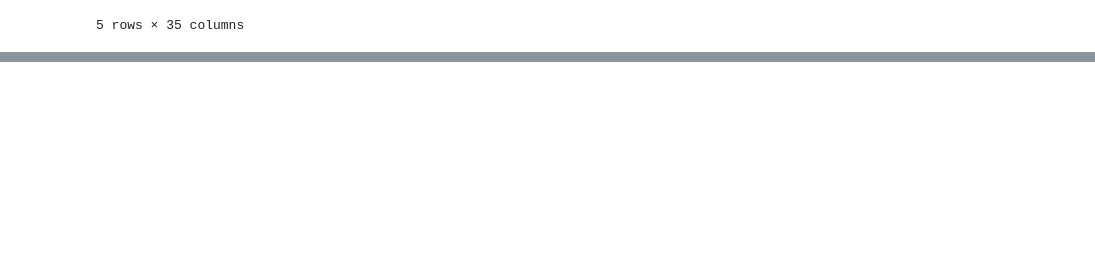
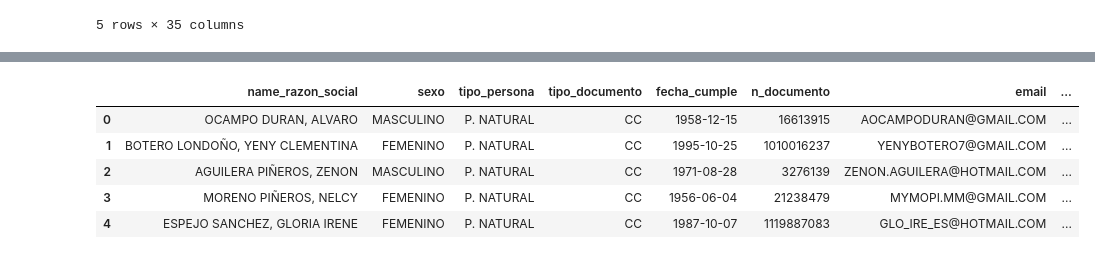
Before and after one commit to fhanred/fhanRed, a Jupyter notebook: fhanred_Be/data.ipynb, the cells around one changed output, grey strips where cells are left out. Cells and saved outputs as stored; diff of their text form; code cells hidden in the pictures; blank space fills up the shorter version.

```diff
--- a/fhanred_Be/data.ipynb
+++ b/fhanred_Be/data.ipynb
@@ -139,0 +173,19 @@ NameError: name 'df_users' is not defined
+# %%
+
+df_json = pd.read_json('./users.json')
+
+# Supongamos que 'fecha_nacimiento' es el nombre de la columna que contiene las fechas
+
+
+# Guarda el DataFrame de vuelta en el archivo JSON
+
+
+
+df_json.head()
+# %% [output]
+|  | name_razon_social | sexo | tipo_persona | tipo_documento | fecha_cumple | n_documento | email | ... |
+| 0 | OCAMPO DURAN, ALVARO | MASCULINO | P. NATURAL | CC | 1958-12-15 | 16613915 | AOCAMPODURAN@GMAIL.COM | ... |
+| 1 | BOTERO LONDOÑO, YENY CLEMENTINA | FEMENINO | P. NATURAL | CC | 1995-10-25 | 1010016237 | YENYBOTERO7@GMAIL.COM | ... |
+| 2 | AGUILERA PIÑEROS, ZENON | MASCULINO | P. NATURAL | CC | 1971-08-28 | 3276139 | ZENON.AGUILERA@HOTMAIL.COM | ... |
+| 3 | MORENO PIÑEROS, NELCY | FEMENINO | P. NATURAL | CC | 1956-06-04 | 21238479 | MYMOPI.MM@GMAIL.COM | ... |
+| 4 | ESPEJO SANCHEZ, GLORIA IRENE | FEMENINO | P. NATURAL | CC | 1987-10-07 | 1119887083 | GLO_IRE_ES@HOTMAIL.COM | ... |
```
Also changed, not shown: parts of 6 cells of this notebook, 20 other files.
